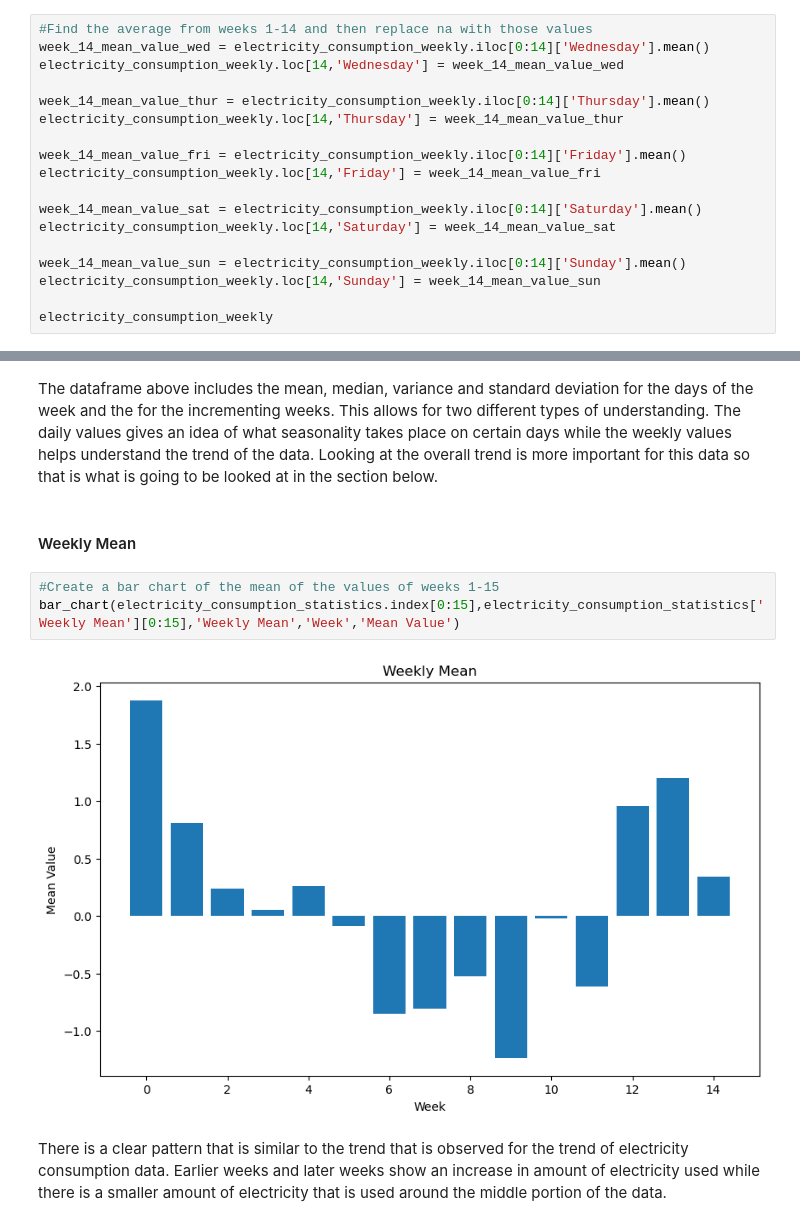
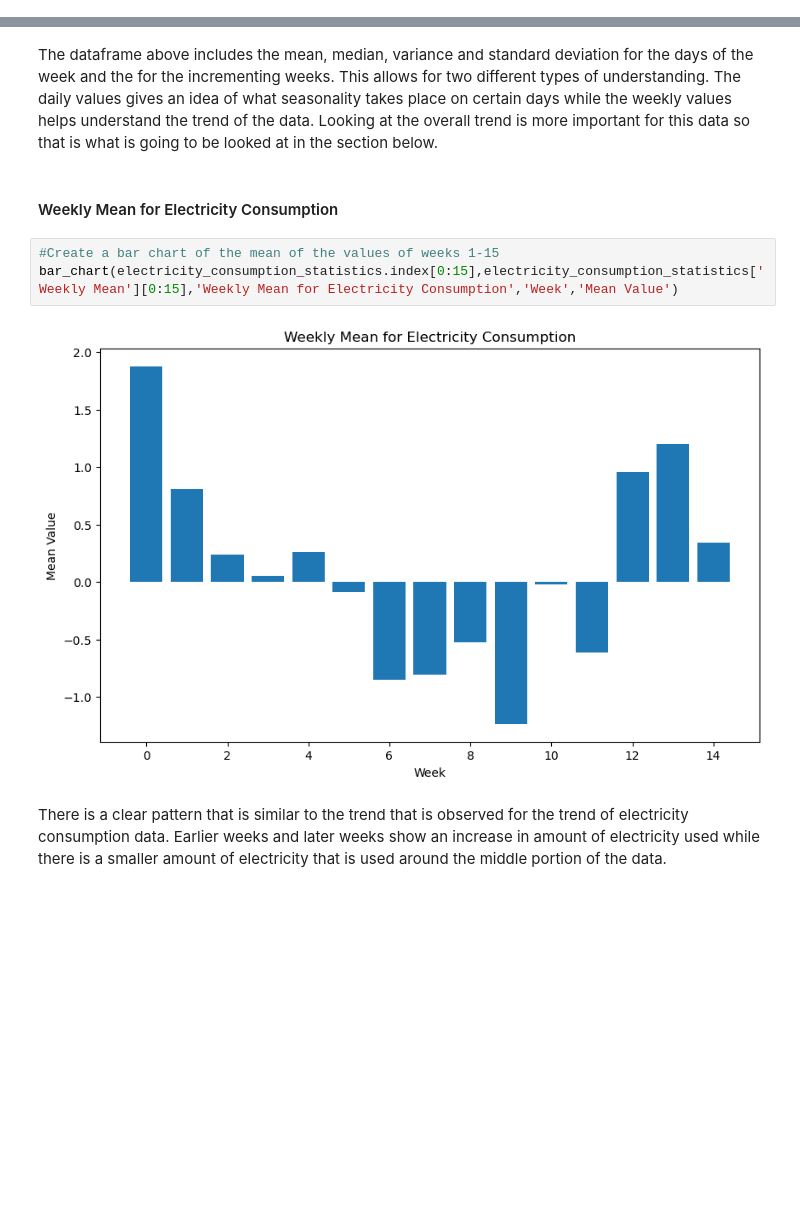
Before and after one commit to bennicholson2/Time-Series-Project-3, a Jupyter notebook: code.ipynb, the cells around one changed output, grey strips where cells are left out. Cells and saved outputs as stored; diff of their text form; blank space fills up the shorter version.

```diff
--- a/code.ipynb
+++ b/code.ipynb
@@ -450,18 +771,0 @@ You can see that there are missing values which need to be replaced before stati
-# %%
-#Find the average from weeks 1-14 and then replace na with those values
-week_14_mean_value_wed = electricity_consumption_weekly.iloc[0:14]['Wednesday'].mean()
-electricity_consumption_weekly.loc[14,'Wednesday'] = week_14_mean_value_wed
-
-week_14_mean_value_thur = electricity_consumption_weekly.iloc[0:14]['Thursday'].mean()
-electricity_consumption_weekly.loc[14,'Thursday'] = week_14_mean_value_thur
-
-week_14_mean_value_fri = electricity_consumption_weekly.iloc[0:14]['Friday'].mean()
-electricity_consumption_weekly.loc[14,'Friday'] = week_14_mean_value_fri
-
-week_14_mean_value_sat = electricity_consumption_weekly.iloc[0:14]['Saturday'].mean()
-electricity_consumption_weekly.loc[14,'Saturday'] = week_14_mean_value_sat
-
-week_14_mean_value_sun = electricity_consumption_weekly.iloc[0:14]['Sunday'].mean()
-electricity_consumption_weekly.loc[14,'Sunday'] = week_14_mean_value_sun
-
-electricity_consumption_weekly
@@ -528,12 +825,12 @@ electricity_consumption_statistics
 # %% [markdown]
 The dataframe above includes the mean, median, variance and standard deviation for the days of the week and the for the incrementing weeks. This allows for two different types of understanding. The daily values gives an idea of what seasonality takes place on certain days while the weekly values helps understand the trend of the data. Looking at the overall trend is more important for this data so that is what is going to be looked at in the section below.
 # %% [markdown]
-#### Weekly Mean
+#### Weekly Mean for Electricity Consumption
 # %%
 #Create a bar chart of the mean of the values of weeks 1-15
-bar_chart(electricity_consumption_statistics.index[0:15],electricity_consumption_statistics['Weekly Mean'][0:15],'Weekly Mean','Week','Mean Value')
+bar_chart(electricity_consumption_statistics.index[0:15],electricity_consumption_statistics['Weekly Mean'][0:15],'Weekly Mean for Electricity Consumption','Week','Mean Value')
 # %% [output]
-[figure, old version]
+[figure, new version]
 # %% [markdown]
 There is a clear pattern that is similar to the trend that is observed for the trend of electricity consumption data. Earlier weeks and later weeks show an increase in amount of electricity used while there is a smaller amount of electricity that is used around the middle portion of the data.
 # %% [markdown]
```
Also changed, not shown: parts of 309 cells of this notebook, 2 other files.
